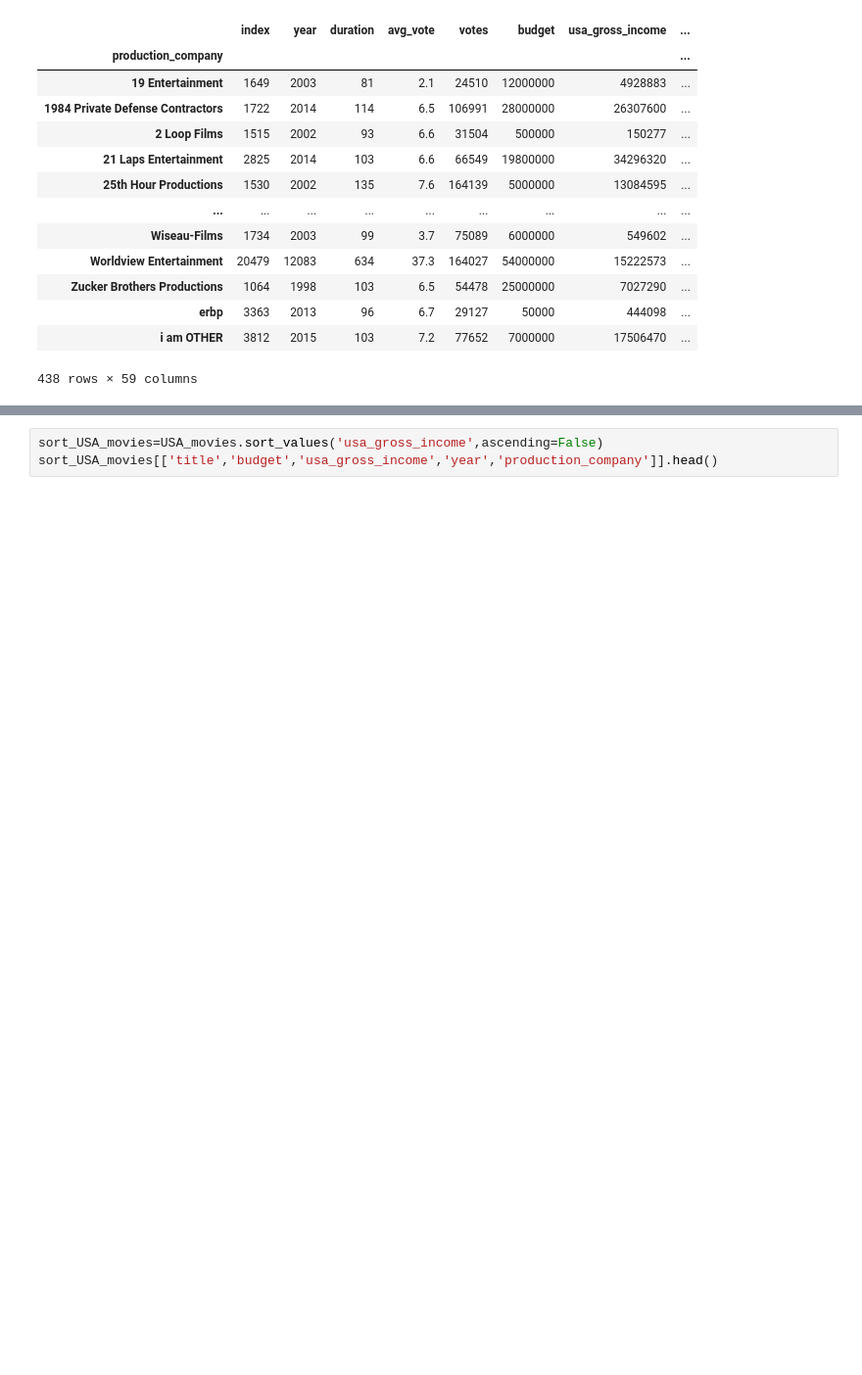
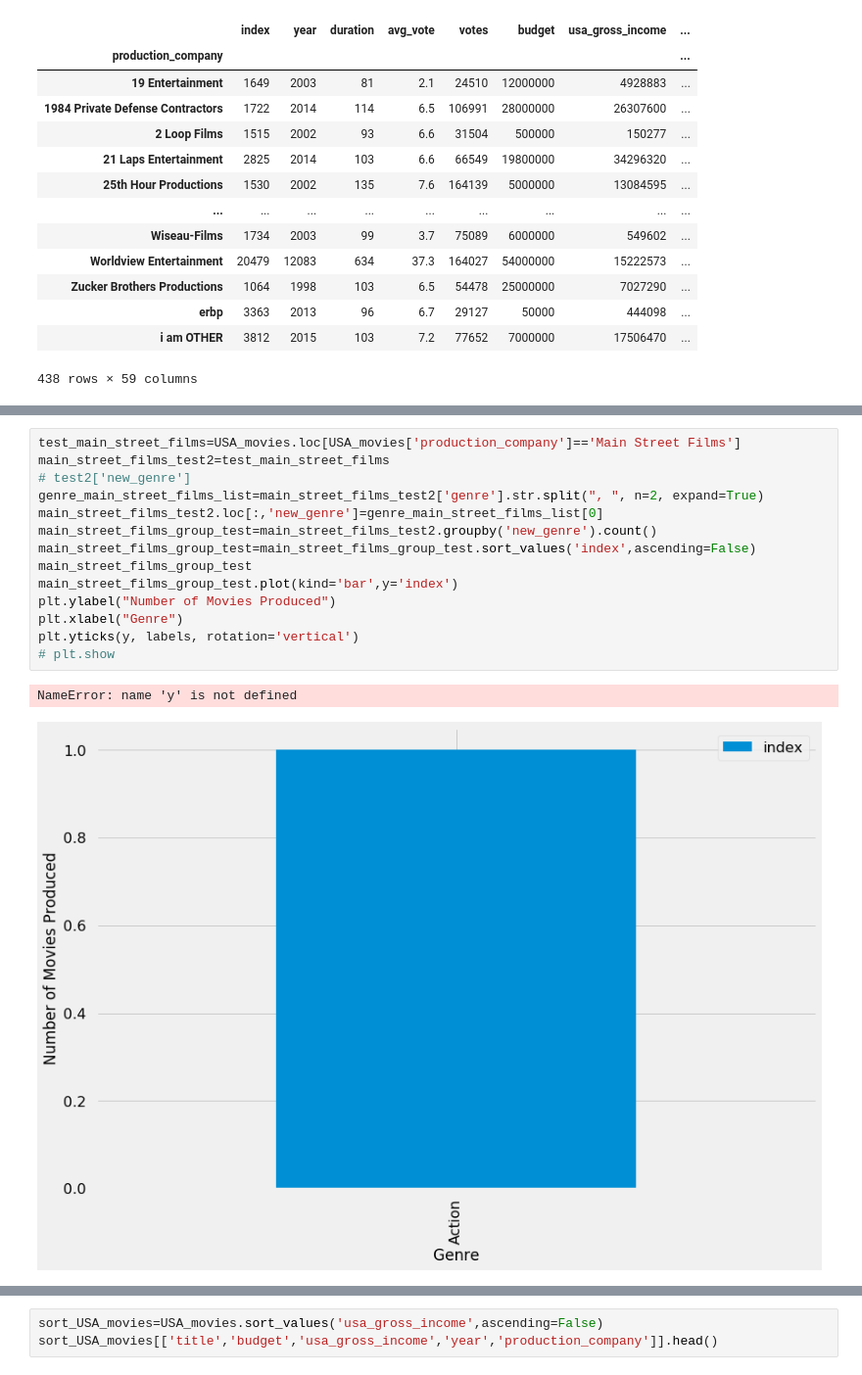
Before and after one commit to ncastal/Movie-Trend-Analysis, a Jupyter notebook: Project/Project_1 (Master).ipynb, the cells around one changed output, grey strips where cells are left out. Shown at 98% size. Drawn from its saved outputs; the diff is of its cells as text; blank space fills up the shorter version.

```diff
--- a/Project/Project_1 (Master).ipynb
+++ b/Project/Project_1 (Master).ipynb
@@ -460,0 +219,17 @@ top_10_genre.plot(kind='bar',y=['usa_gross_income','budget'])
+# %%
+test_main_street_films=USA_movies.loc[USA_movies['production_company']=='Main Street Films']
+main_street_films_test2=test_main_street_films
+# test2['new_genre']
+genre_main_street_films_list=main_street_films_test2['genre'].str.split(", ", n=2, expand=True)
+main_street_films_test2.loc[:,'new_genre']=genre_main_street_films_list[0]
+main_street_films_group_test=main_street_films_test2.groupby('new_genre').count()
+main_street_films_group_test=main_street_films_group_test.sort_values('index',ascending=False)
+main_street_films_group_test
+main_street_films_group_test.plot(kind='bar',y='index')
+plt.ylabel("Number of Movies Produced")
+plt.xlabel("Genre")
+plt.yticks(y, labels, rotation='vertical')
+# plt.show
+# %% [output]
+NameError: name 'y' is not defined
+[figure, added]
```
Also changed, not shown: parts of 54 cells of this notebook, 1 other file.
